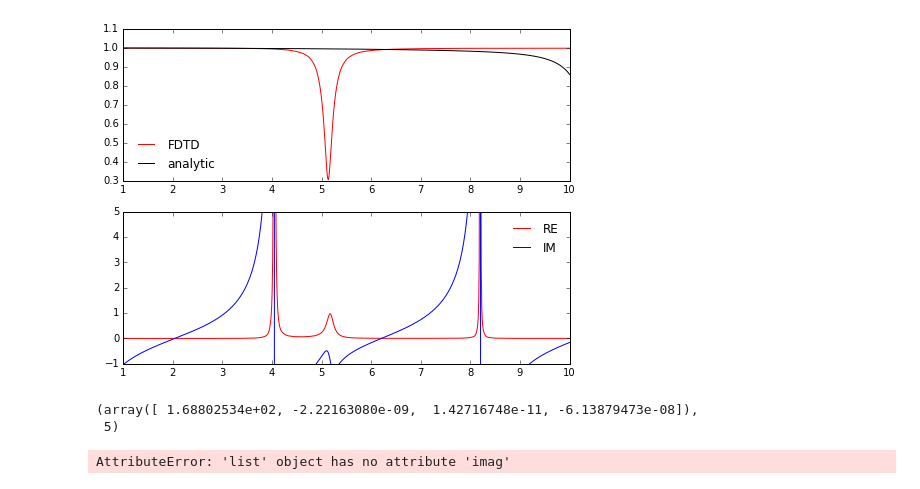
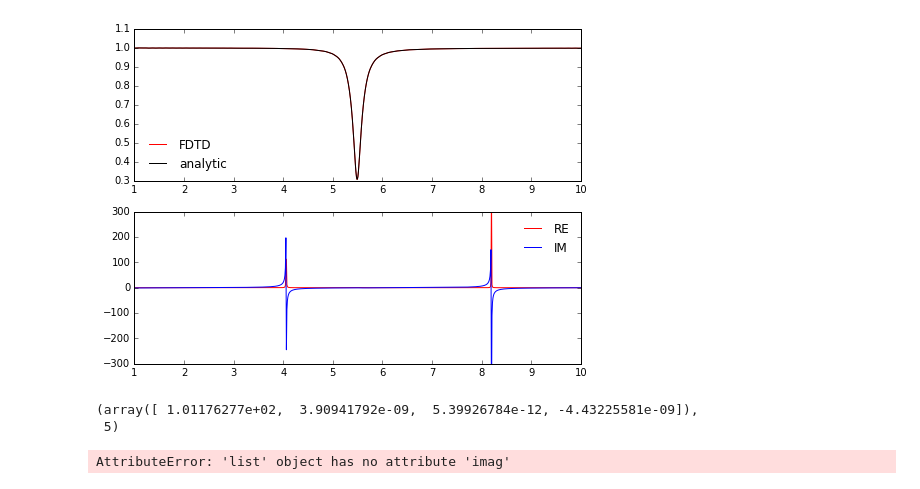
Before and after one commit to UmrathSt/layerbased_metamaterials, a Jupyter notebook: python_scripts/TL_Model_Perforated_Plate.ipynb, the cells around one changed output. Saved outputs shown, nothing was run; the diff lists cells and outputs as text; code cells hidden in the pictures.

```diff
--- a/python_scripts/TL_Model_Perforated_Plate.ipynb
+++ b/python_scripts/TL_Model_Perforated_Plate.ipynb
@@ -19,41 +19,41 @@ def residuals(params, wf, Z):
 # %%
 R = [3.35]#np.linspace(2.35, 3.35, 11)
 data = [np.loadtxt("TL_Model_Perforated_Plate/fss_%.2f_9.txt" %r, delimiter=",") for r in R]
-adata = [np.loadtxt("TL_Model_Perforated_Plate/absorber_%.2f.txt" %r, delimiter=",") for r in R]
+adata = [np.loadtxt("TL_Model_Perforated_Plate/absorber_%.2f_9.txt" %r, delimiter=",") for r in R]
 D = 74.72e-3 # distance from the port to the FR4 layer
 D = 30.92e-3
 lz = 0.4e-3
 f = data[0][:,0]
 phase = np.exp(4j*np.pi*D*f/3e8)
 epsFR4 = 4.4*(1-0.02j)
-epsFR4 = 4.4 -1j*0.049/(2*np.pi*f*8.85e-12)
+epsFR4 = 4.4 - 1j*0.049/(2*np.pi*f*8.85e-12)
 Zslab = 1j*377/np.sqrt(epsFR4)*np.tan(2*np.pi*f/3e8*np.sqrt(epsFR4)*lz)
 Zabs = adata[0][:,5] + 1j*adata[0][:,6]
 Zfss = data[0][:,5]+1j*data[0][:,6]
 # %%
 fig = plt.figure(figsize=(8,6))
 ax1, ax2 = fig.add_subplot(211), fig.add_subplot(212)
 S11 = (adata[0][:,1]+1j*adata[0][:,2])*phase
-#Zfss = (1/Zabs - 1/Zslab)**(-1)
+Zfss = (1/Zabs - 1/Zslab)**(-1)
 Zmeta = Zfss*Zslab/(Zfss+Zslab)
 ax1.plot(f/1e9, np.abs(S11), "r-", label="FDTD")
 ax1.plot(f/1e9, np.abs((Zmeta-377)/(Zmeta+377)), "k-", label="analytic")
 ax1.legend(loc="best").draw_frame(False)
 ax2.plot(f/1e9, np.real((1-S11)/(1+S11)), "r-", label="RE")
 ax2.plot(f/1e9, np.imag((1-S11)/(1+S11)), "b-", label="IM")
 
-ax2.set_ylim([-1,5])
+ax2.set_ylim([-300,300])
 ax2.legend(loc="best").draw_frame(False)
 plt.show()
 # %% [output]
-[figure, old version]
+[figure, new version]
 # %%
 
 ydata = leastsq(residuals, x0 = [0.5, 0.49e-9, 1e-12, 1e-9], args=(f, Zfss))
 # %%
 ydata
 # %% [output]
-(array([ 1.68802534e+02, -2.22163080e-09,  1.42716748e-11, -6.13879473e-08]),
+(array([ 1.01176277e+02,  3.90941792e-09,  5.39926784e-12, -4.43225581e-09]),
  5)
 # %%
 Rr, Ll, Cc, Lcoupling = ydata[0]
```
Also changed, not shown: parts of 4 cells of this notebook, 1 other file.
